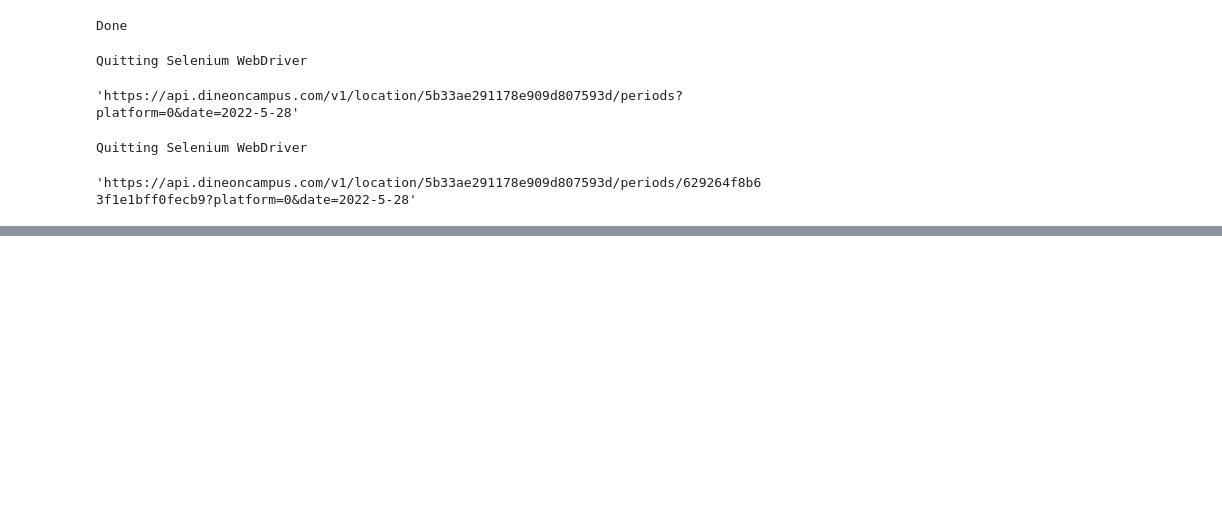
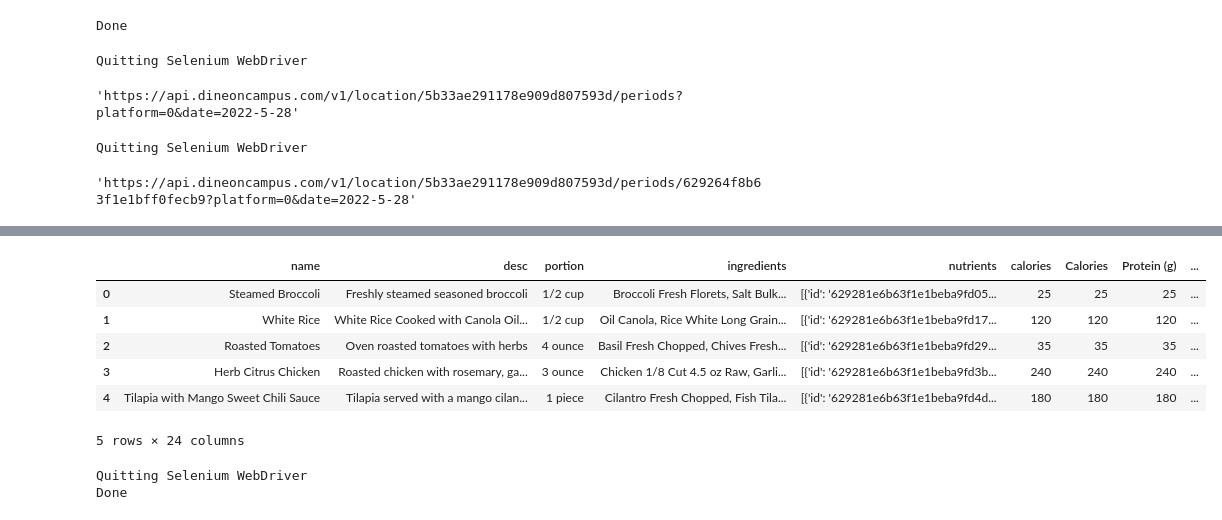
Before and after one commit to Lam-Richard/f00d-backend, a Jupyter notebook: scrapef00d.ipynb, the cells around one changed output, grey strips where cells are left out. Saved outputs shown, nothing was run; the diff lists cells and outputs as text; code cells hidden in the pictures; blank space fills up the shorter version.

Commit message:
made daily nutrition tables by hall and meal

```diff
--- a/scrapef00d.ipynb
+++ b/scrapef00d.ipynb
@@ -186,0 +281,27 @@ Quitting Selenium WebDriver
+# %%
+# Creating Dataframe for [MEAL] at [HALL] on [DATE]
+
+
+
+df = pd.DataFrame()
+df['name'] = []
+
+all_items = [a['items'] for a in data['menu']['periods']['categories']]
+flat_items = []
+
+for i in all_items:
+    for j in i:
+        flat_items.append(j)
+
+flat_items
+
+
+select_keys = ['name', 'desc', 'portion', 'ingredients', 'nutrients', 'calories']
+for key in select_keys:
+    df[key] = [a[key] for a in flat_items]
+df.head()
+
+
+
+# df['name'] = [all_items[i]['name'] for i in range(len(all_items))]
+# all_items
@@ -186,0 +315,51 @@ Quitting Selenium WebDriver
+# %%
+nutrient_names = [a['name'] for a in df['nutrients'][0]]
+nutrient_names
+
+
+df['nutrients'][0]
+
+for nutrient in nutrient_names:
+    df[nutrient] = [next((x['value'] for x in df['nutrients'][a] if x['name'] == nutrient_names[0]), None) for a in range(len(df['nutrients']))]
+
+
+df.head()
+# %% [output]
+|  | name | desc | portion | ingredients | nutrients | calories | Calories | Protein (g) | ... |
+| 0 | Steamed Broccoli | Freshly steamed seasoned broccoli | 1/2 cup | Broccoli Fresh Florets, Salt Bulk... | [{'id': '629281e6b63f1e1beba9fd05... | 25 | 25 | 25 | ... |
+| 1 | White Rice | White Rice Cooked with Canola Oil... | 1/2 cup | Oil Canola, Rice White Long Grain... | [{'id': '629281e6b63f1e1beba9fd17... | 120 | 120 | 120 | ... |
+| 2 | Roasted Tomatoes | Oven roasted tomatoes with herbs | 4 ounce | Basil Fresh Chopped, Chives Fresh... | [{'id': '629281e6b63f1e1beba9fd29... | 35 | 35 | 35 | ... |
+| 3 | Herb Citrus Chicken | Roasted chicken with rosemary, ga... | 3 ounce | Chicken 1/8 Cut 4.5 oz Raw, Garli... | [{'id': '629281e6b63f1e1beba9fd3b... | 240 | 240 | 240 | ... |
+| 4 | Tilapia with Mango Sweet Chili Sauce | Tilapia served with a mango cilan... | 1 piece | Cilantro Fresh Chopped, Fish Tila... | [{'id': '629281e6b63f1e1beba9fd4d... | 180 | 180 | 180 | ... |
+5 rows × 24 columns
+# %%
+def genDataTable(meal, hall):
+    data = fetchData(meal, hall)
+
+    df = pd.DataFrame()
+    df['name'] = []
+
+    all_items = [a['items'] for a in data['menu']['periods']['categories']]
+    flat_items = []
+
+    for i in all_items:
+        for j in i:
+            flat_items.append(j)
+
+    flat_items
+
+    select_keys = ['name', 'desc', 'portion', 'ingredients', 'nutrients', 'calories']
+    for key in select_keys:
+        df[key] = [a[key] for a in flat_items]
+
+    nutrient_names = [a['name'] for a in df['nutrients'][0]]
+    for nutrient in nutrient_names:
+        df[nutrient] = [next((x['value'] for x in df['nutrients'][a] if x['name'] == nutrient_names[0]), None) for a in range(len(df['nutrients']))]
+
+    df.to_csv(str(meal)+ "_" + str(hall) + "_" + str(date.today()) + ".csv")
+    print("Done")
+
+genDataTable("Dinner", "Sargent")
+# %% [output]
+Quitting Selenium WebDriver
+Done
```
Also changed, not shown: parts of 12 cells of this notebook, 5 other files.
